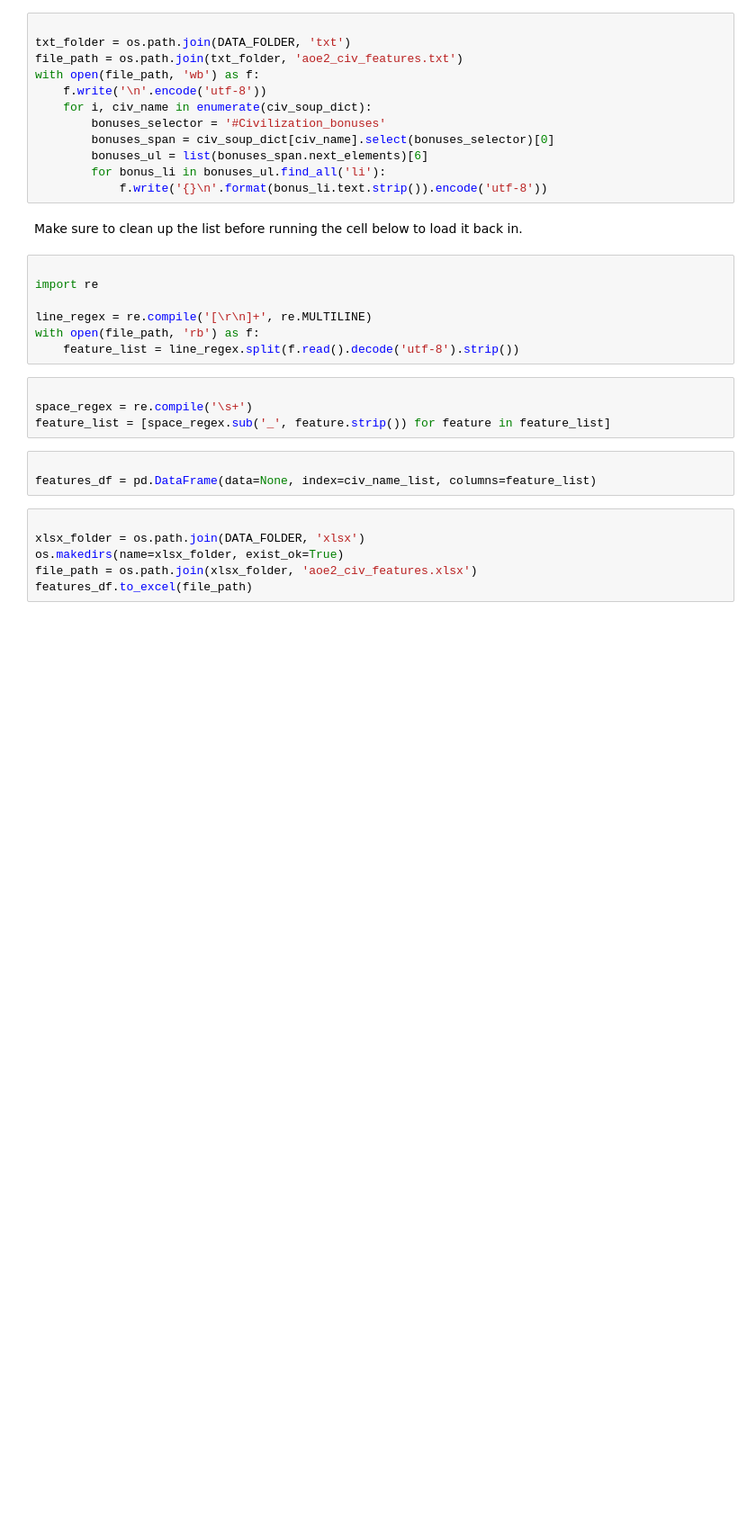
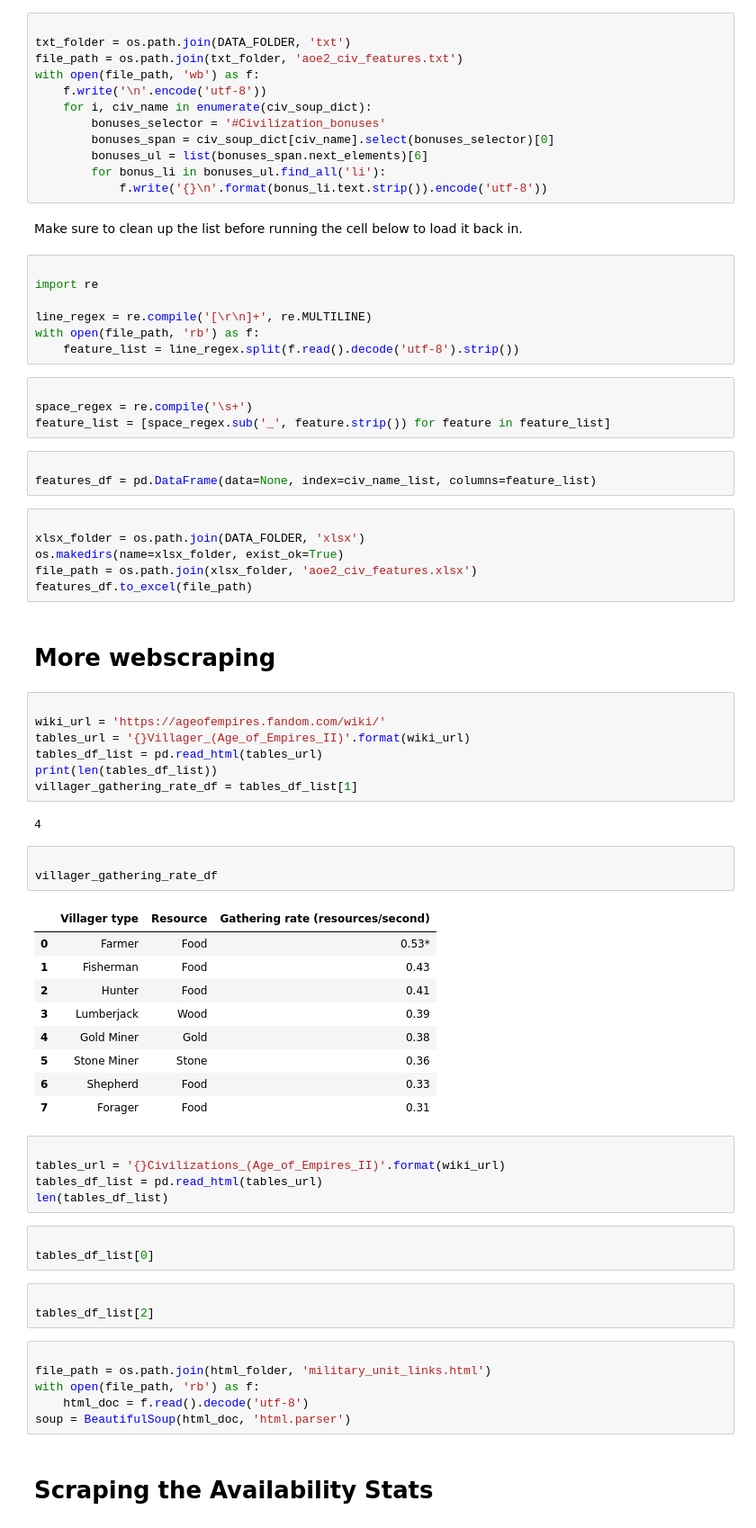
Before and after one commit to dbabbitt/notebooks, a Jupyter notebook: Miscellaneous/ipynb/Age of Empire II Stats.ipynb, the cells around one changed output. Shown at 90% size. Saved outputs shown, nothing was run; the diff lists cells and outputs as text; blank space fills up the shorter version.

```diff
--- a/Miscellaneous/ipynb/Age of Empire II Stats.ipynb
+++ b/Miscellaneous/ipynb/Age of Empire II Stats.ipynb
@@ -222,3 +263,48 @@ xlsx_folder = os.path.join(DATA_FOLDER, 'xlsx')
 os.makedirs(name=xlsx_folder, exist_ok=True)
 file_path = os.path.join(xlsx_folder, 'aoe2_civ_features.xlsx')
 features_df.to_excel(file_path)
+# %% [markdown]
+
+# More webscraping
+# %%
+
+wiki_url = 'https://ageofempires.fandom.com/wiki/'
+tables_url = '{}Villager_(Age_of_Empires_II)'.format(wiki_url)
+tables_df_list = pd.read_html(tables_url)
+print(len(tables_df_list))
+villager_gathering_rate_df = tables_df_list[1]
+# %% [output]
+4
+# %%
+
+villager_gathering_rate_df
+# %% [output]
+|  | Villager type | Resource | Gathering rate (resources/second) |
+| 0 | Farmer | Food | 0.53* |
+| 1 | Fisherman | Food | 0.43 |
+| 2 | Hunter | Food | 0.41 |
+| 3 | Lumberjack | Wood | 0.39 |
+| 4 | Gold Miner | Gold | 0.38 |
+| 5 | Stone Miner | Stone | 0.36 |
+| 6 | Shepherd | Food | 0.33 |
+| 7 | Forager | Food | 0.31 |
+# %%
+
+tables_url = '{}Civilizations_(Age_of_Empires_II)'.format(wiki_url)
+tables_df_list = pd.read_html(tables_url)
+len(tables_df_list)
+# %%
+
+tables_df_list[0]
+# %%
+
+tables_df_list[2]
+# %%
+
+file_path = os.path.join(html_folder, 'military_unit_links.html')
+with open(file_path, 'rb') as f:
+    html_doc = f.read().decode('utf-8')
+soup = BeautifulSoup(html_doc, 'html.parser')
+# %% [markdown]
+
+# Scraping the Availability Stats
```
Also changed, not shown: parts of 25 cells of this notebook, 6 other files.
